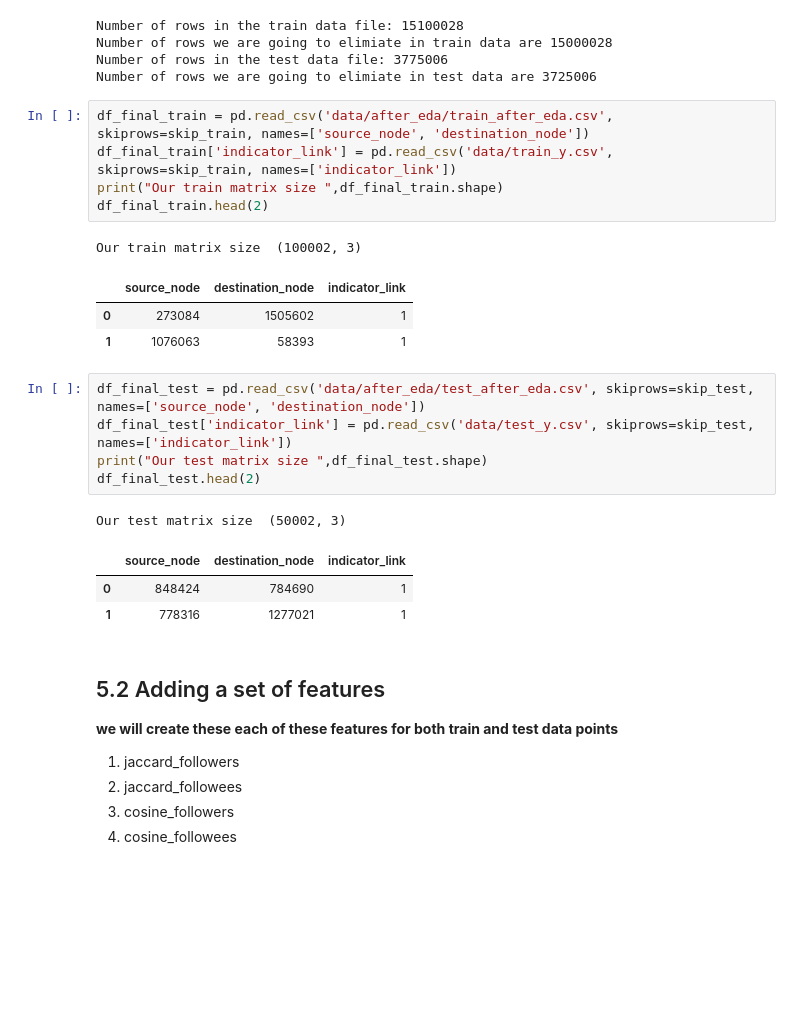
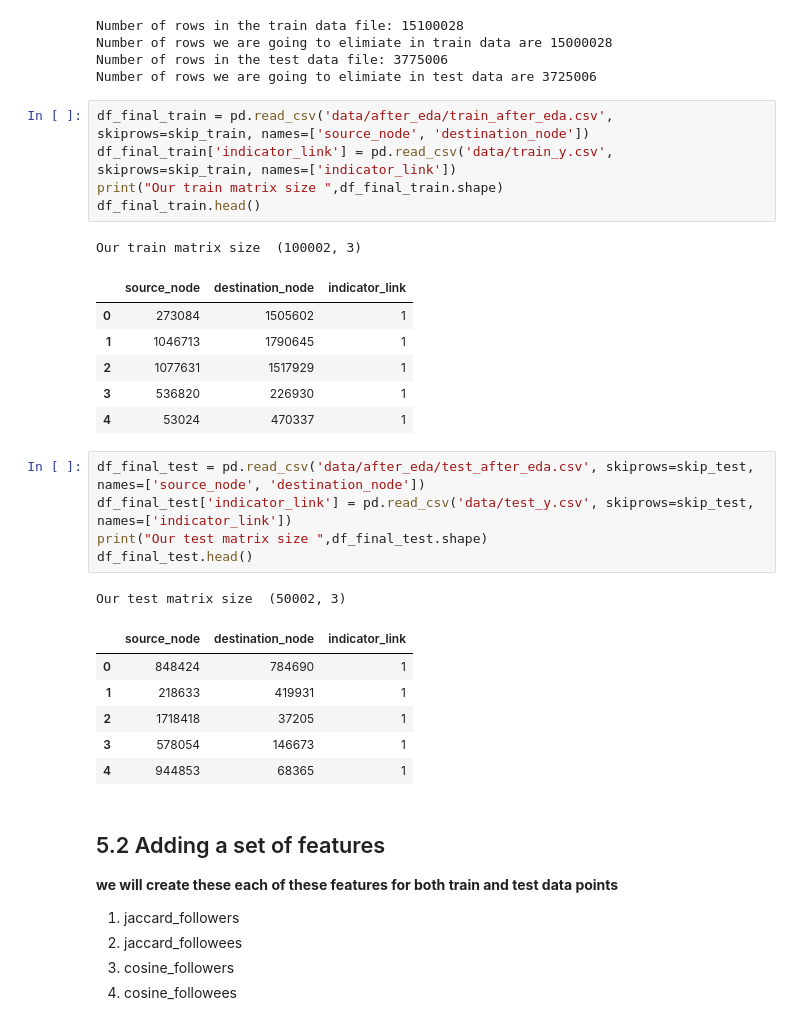
Before and after one commit to saugatapaul1010/Social-Network-Graph-Link-Prediction, a Jupyter notebook: FB_featurization.ipynb, the cells around one changed output. Cells and saved outputs as stored; diff of their text form; blank space fills up the shorter version.

```diff
--- a/FB_featurization.ipynb
+++ b/FB_featurization.ipynb
@@ -401,23 +412,29 @@ Number of rows we are going to elimiate in test data are 3725006
 # %%
 df_final_train = pd.read_csv('data/after_eda/train_after_eda.csv', skiprows=skip_train, names=['source_node', 'destination_node'])
 df_final_train['indicator_link'] = pd.read_csv('data/train_y.csv', skiprows=skip_train, names=['indicator_link'])
 print("Our train matrix size ",df_final_train.shape)
-df_final_train.head(2)
+df_final_train.head()
 # %% [output]
 Our train matrix size  (100002, 3)
 |  | source_node | destination_node | indicator_link |
 | 0 | 273084 | 1505602 | 1 |
-| 1 | 1076063 | 58393 | 1 |
+| 1 | 1046713 | 1790645 | 1 |
+| 2 | 1077631 | 1517929 | 1 |
+| 3 | 536820 | 226930 | 1 |
+| 4 | 53024 | 470337 | 1 |
 # %%
 df_final_test = pd.read_csv('data/after_eda/test_after_eda.csv', skiprows=skip_test, names=['source_node', 'destination_node'])
 df_final_test['indicator_link'] = pd.read_csv('data/test_y.csv', skiprows=skip_test, names=['indicator_link'])
 print("Our test matrix size ",df_final_test.shape)
-df_final_test.head(2)
+df_final_test.head()
 # %% [output]
 Our test matrix size  (50002, 3)
 |  | source_node | destination_node | indicator_link |
 | 0 | 848424 | 784690 | 1 |
-| 1 | 778316 | 1277021 | 1 |
+| 1 | 218633 | 419931 | 1 |
+| 2 | 1718418 | 37205 | 1 |
+| 3 | 578054 | 146673 | 1 |
+| 4 | 944853 | 68365 | 1 |
 # %% [markdown]
 ## 5.2 Adding a set of features
 
```
Also changed, not shown: parts of 4 cells of this notebook.
